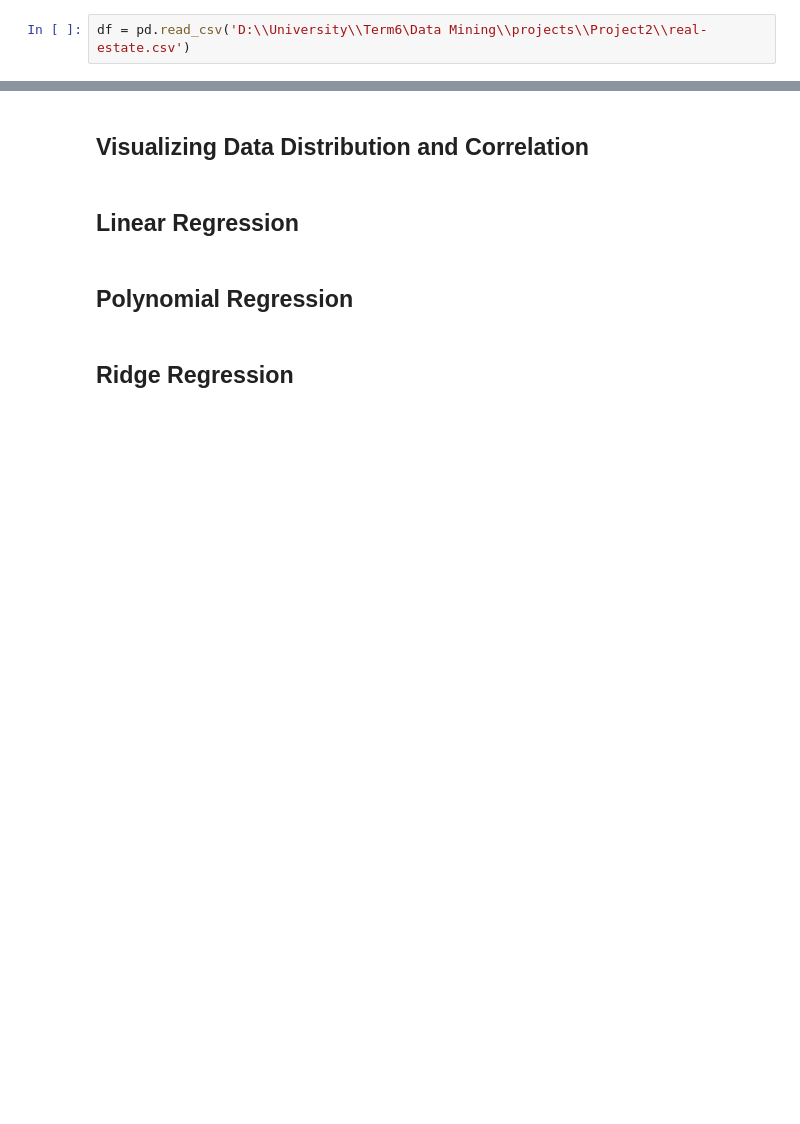
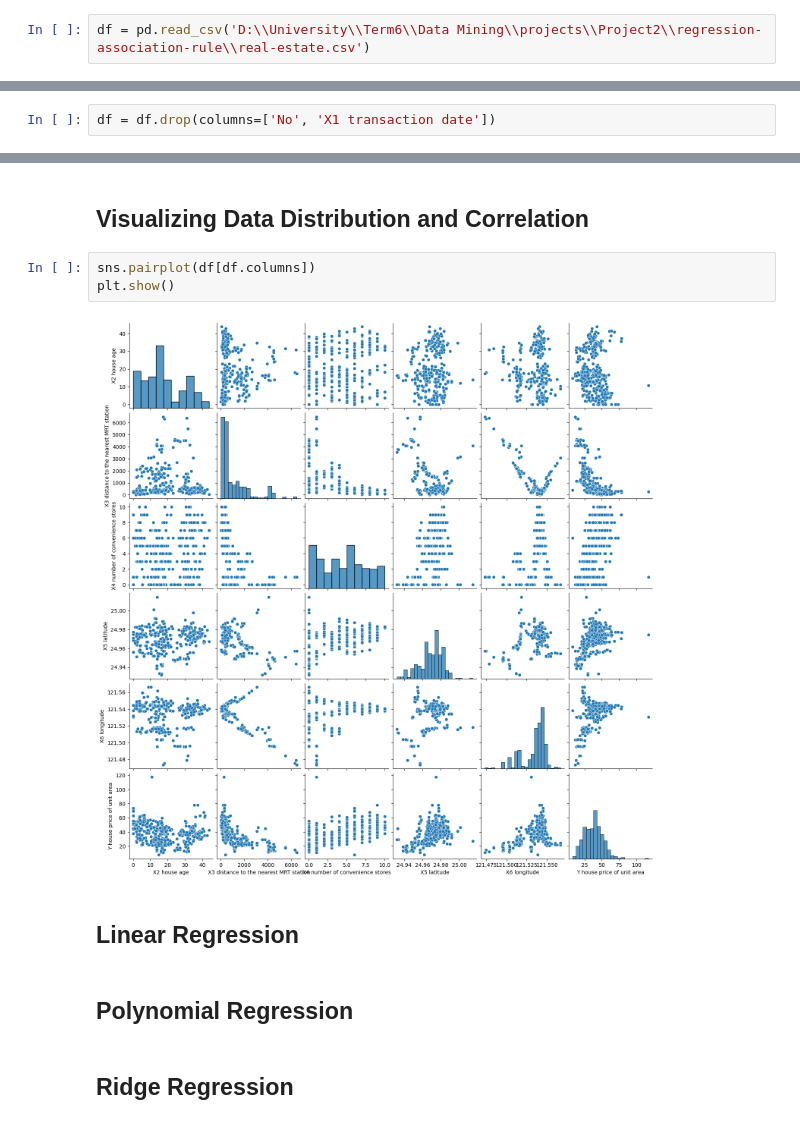
Before and after one commit to harmonic259/regression-association-rule, a Jupyter notebook: data-mining-p2-student.ipynb, the cells around one changed output, grey strips where cells are left out. Cells and saved outputs as stored; diff of their text form; blank space fills up the shorter version.

Commit message:
clean, split, visualize

```diff
--- a/data-mining-p2-student.ipynb
+++ b/data-mining-p2-student.ipynb
@@ -18,7 +24,7 @@ import numpy as np
 # %% [markdown]
 ## Loading Data to Pandas DataFrame
 # %%
-df = pd.read_csv('D:\\University\\Term6\Data Mining\\projects\\Project2\\real-estate.csv')
+df = pd.read_csv('D:\\University\\Term6\\Data Mining\\projects\\Project2\\regression-association-rule\\real-estate.csv')
 # %%
 print(df.head())
 # %% [output]
@@ -47,2 +53,4 @@ print(df.head())
+# %%
+df = df.drop(columns=['No', 'X1 transaction date'])
 # %% [markdown]
 ## Splitting Data to Train and Test
@@ -49,5 +79,10 @@ print(df.head())
 # %% [markdown]
 ## Visualizing Data Distribution and Correlation
+# %%
+sns.pairplot(df[df.columns])
+plt.show()
+# %% [output]
+[figure, added]
 # %% [markdown]
 ## Linear Regression
 # %% [markdown]
```
Also changed, not shown: parts of 4 cells of this notebook.
